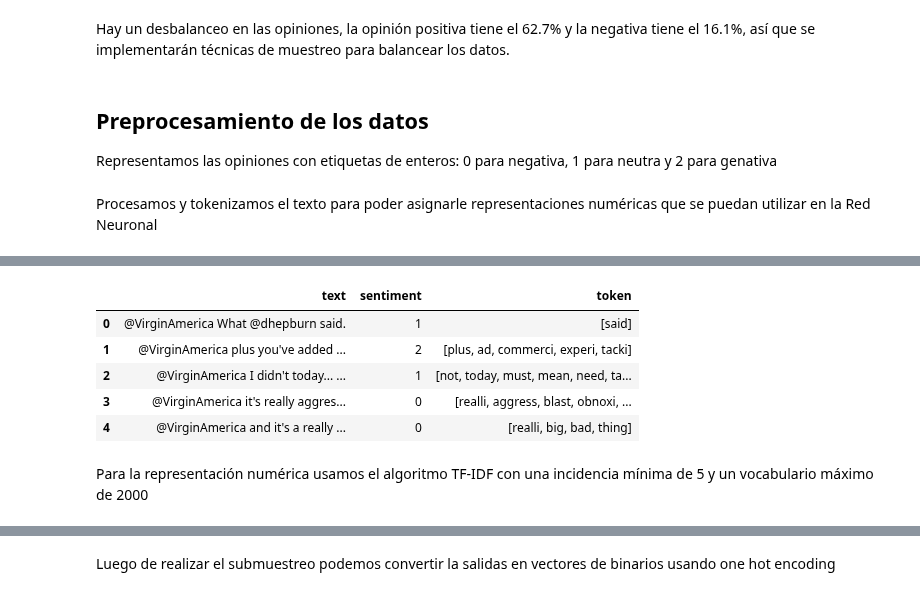
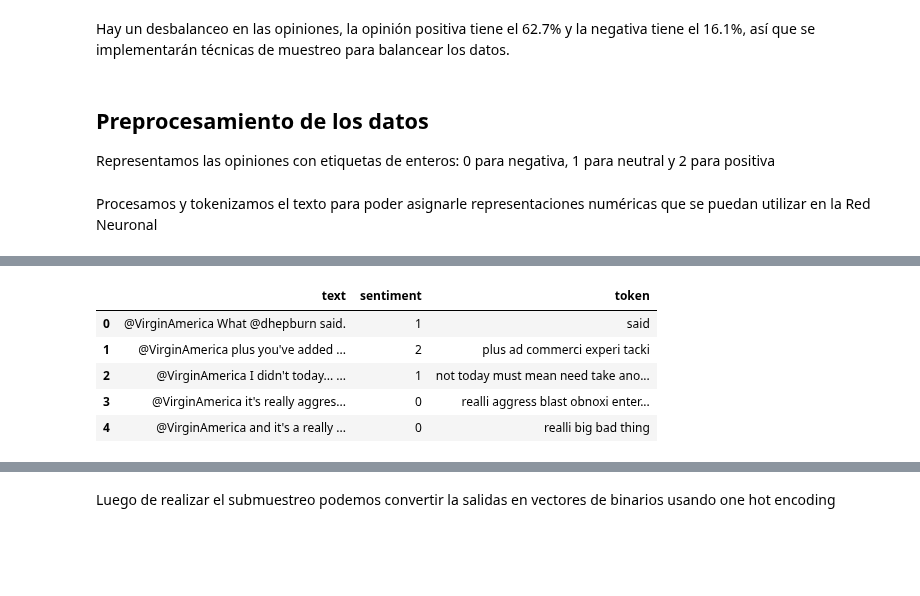
Before and after one commit to AngieJoya99/Proyecto-RN, a Jupyter notebook: Entrega2.ipynb, the cells around one changed output, grey strips where cells are left out. Saved outputs shown, nothing was run; the diff lists cells and outputs as text; code cells hidden in the pictures; blank space fills up the shorter version.

```diff
--- a/Entrega2.ipynb
+++ b/Entrega2.ipynb
@@ -123,7 +121,7 @@ Hay un desbalanceo en las opiniones, la opinión positiva tiene el 62.7% y la ne
 # %% [markdown]
 ## Preprocesamiento de los datos
 
-Representamos las opiniones con etiquetas de enteros: 0 para negativa, 1 para neutra y 2 para genativa
+Representamos las opiniones con etiquetas de enteros: 0 para negativa, 1 para neutral y 2 para positiva
 # %%
 dataset = dataset.drop(["airline"], axis=1)
 dataset["sentiment"] = dataset["airline_sentiment"].replace({"negative" : 0, "neutral" : 1, "positive" : 2}).astype(int)
@@ -164,9 +162,10 @@ def preprocesamiento (tweet, stem=True):
             else:
                 texto.append(palabra_lower)
 
-    return tokenizador.tokenize(" ".join(texto))
+    return " ".join(texto)
 
 #Aplicar preprocesamiento a todo el dataset
 dataset["token"] = dataset.text.map(preprocesamiento)
+
 dataset.head()
 # %% [output]
@@ -175,8 +175,6 @@ dataset.head()
 |  | text | sentiment | token |
-| 0 | @VirginAmerica What @dhepburn said. | 1 | [said] |
-| 1 | @VirginAmerica plus you've added ... | 2 | [plus, ad, commerci, experi, tacki] |
-| 2 | @VirginAmerica I didn't today... ... | 1 | [not, today, must, mean, need, ta... |
-| 3 | @VirginAmerica it's really aggres... | 0 | [realli, aggress, blast, obnoxi, ... |
-| 4 | @VirginAmerica and it's a really ... | 0 | [realli, big, bad, thing] |
+| 0 | @VirginAmerica What @dhepburn said. | 1 | said |
+| 1 | @VirginAmerica plus you've added ... | 2 | plus ad commerci experi tacki |
+| 2 | @VirginAmerica I didn't today... ... | 1 | not today must mean need take ano... |
+| 3 | @VirginAmerica it's really aggres... | 0 | realli aggress blast obnoxi enter... |
+| 4 | @VirginAmerica and it's a really ... | 0 | realli big bad thing |
-# %% [markdown]
-Para la representación numérica usamos el algoritmo TF-IDF con una incidencia mínima de 5 y un vocabulario máximo de 2000
```
Also changed, not shown: parts of 18 cells of this notebook.
